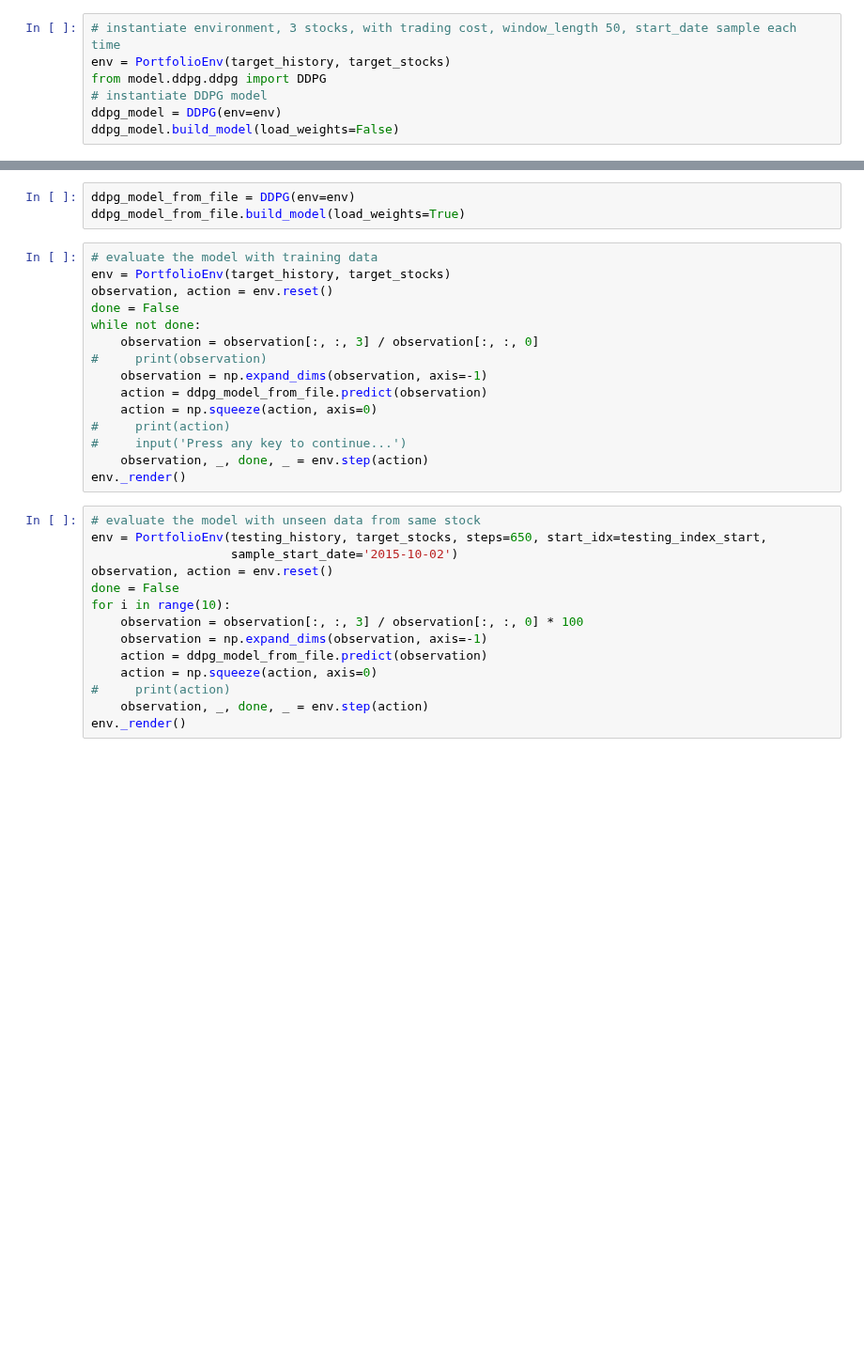
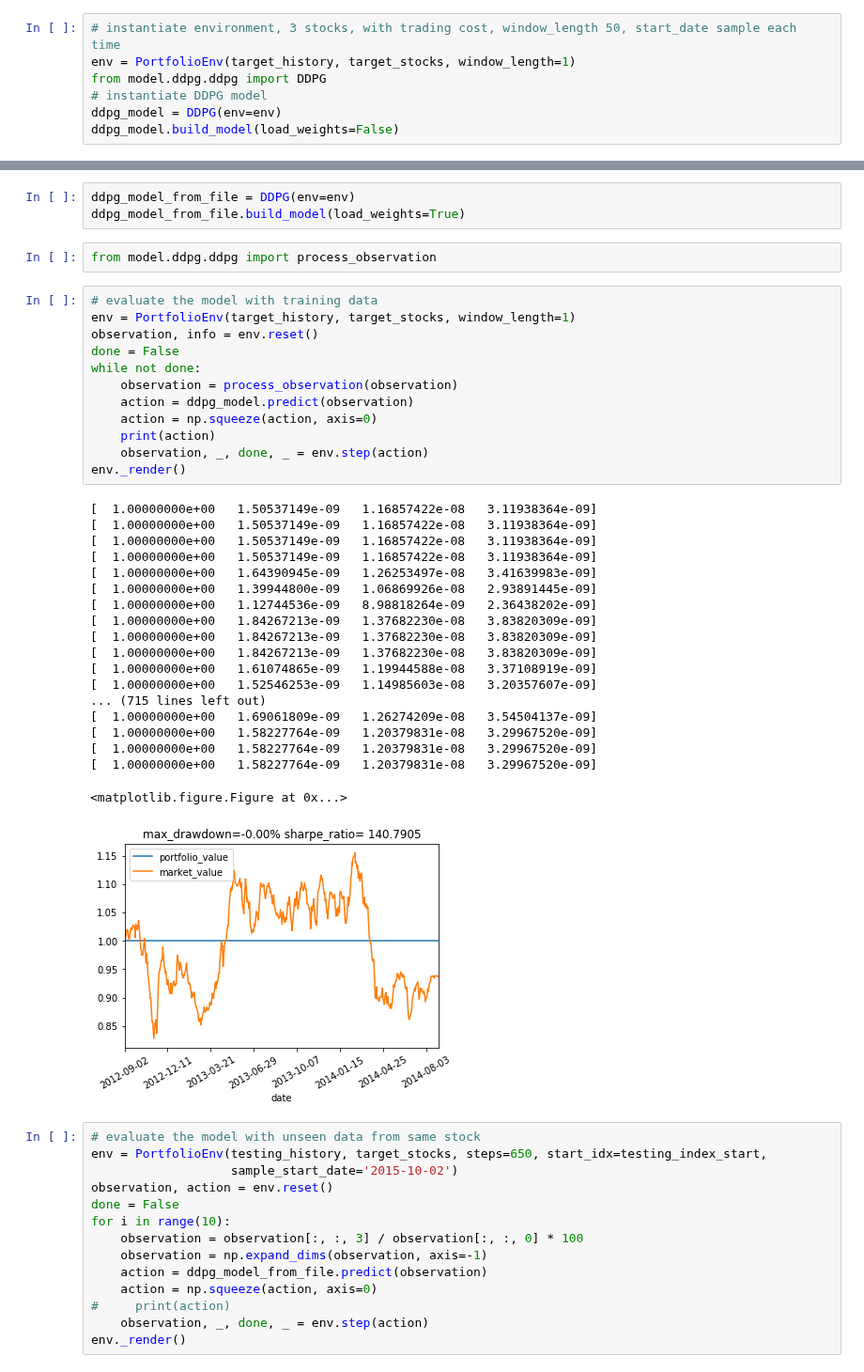
Before and after one commit to vermouth1992/drl-portfolio-management, a Jupyter notebook: src/ddpg_experiments.ipynb, the cells around one changed output, grey strips where cells are left out. Shown at 94% size. Drawn from its saved outputs; the diff is of its cells as text; blank space fills up the shorter version.

Commit message:
try to pass sanity check by pass future as input

```diff
--- a/src/ddpg_experiments.ipynb
+++ b/src/ddpg_experiments.ipynb
@@ -71,7 +78,7 @@ for i in range(len(target_stocks)):
 from environment.portfolio import PortfolioEnv
 # %%
 # instantiate environment, 3 stocks, with trading cost, window_length 50, start_date sample each time
-env = PortfolioEnv(target_history, target_stocks)
+env = PortfolioEnv(target_history, target_stocks, window_length=1)
 from model.ddpg.ddpg import DDPG
 # instantiate DDPG model
 ddpg_model = DDPG(env=env)
@@ -82,21 +110,40 @@ ddpg_model.train(print_every_step=1, verbose=False, debug=False)
 # %%
 ddpg_model_from_file = DDPG(env=env)
 ddpg_model_from_file.build_model(load_weights=True)
+# %%
+from model.ddpg.ddpg import process_observation
 # %%
 # evaluate the model with training data
-env = PortfolioEnv(target_history, target_stocks)
-observation, action = env.reset()
+env = PortfolioEnv(target_history, target_stocks, window_length=1)
+observation, info = env.reset()
 done = False
 while not done:
-    observation = observation[:, :, 3] / observation[:, :, 0]
-#     print(observation)
-    observation = np.expand_dims(observation, axis=-1)
-    action = ddpg_model_from_file.predict(observation)
+    observation = process_observation(observation)
+    action = ddpg_model.predict(observation)
     action = np.squeeze(action, axis=0)
-#     print(action)
-#     input('Press any key to continue...')
+    print(action)
     observation, _, done, _ = env.step(action)
 env._render()
+# %% [output]
+[  1.00000000e+00   1.50537149e-09   1.16857422e-08   3.11938364e-09]
+[  1.00000000e+00   1.50537149e-09   1.16857422e-08   3.11938364e-09]
+[  1.00000000e+00   1.50537149e-09   1.16857422e-08   3.11938364e-09]
+[  1.00000000e+00   1.50537149e-09   1.16857422e-08   3.11938364e-09]
+[  1.00000000e+00   1.64390945e-09   1.26253497e-08   3.41639983e-09]
+[  1.00000000e+00   1.39944800e-09   1.06869926e-08   2.93891445e-09]
+[  1.00000000e+00   1.12744536e-09   8.98818264e-09   2.36438202e-09]
+[  1.00000000e+00   1.84267213e-09   1.37682230e-08   3.83820309e-09]
+[  1.00000000e+00   1.84267213e-09   1.37682230e-08   3.83820309e-09]
+[  1.00000000e+00   1.84267213e-09   1.37682230e-08   3.83820309e-09]
+[  1.00000000e+00   1.61074865e-09   1.19944588e-08   3.37108919e-09]
+[  1.00000000e+00   1.52546253e-09   1.14985603e-08   3.20357607e-09]
+... (715 lines left out)
+[  1.00000000e+00   1.69061809e-09   1.26274209e-08   3.54504137e-09]
+[  1.00000000e+00   1.58227764e-09   1.20379831e-08   3.29967520e-09]
+[  1.00000000e+00   1.58227764e-09   1.20379831e-08   3.29967520e-09]
+[  1.00000000e+00   1.58227764e-09   1.20379831e-08   3.29967520e-09]
+<matplotlib.figure.Figure at 0x...>
+[figure, added]
 # %%
 # evaluate the model with unseen data from same stock
 env = PortfolioEnv(testing_history, target_stocks, steps=650, start_idx=testing_index_start,
```
Also changed, not shown: parts of 4 cells of this notebook, 8 other files.
